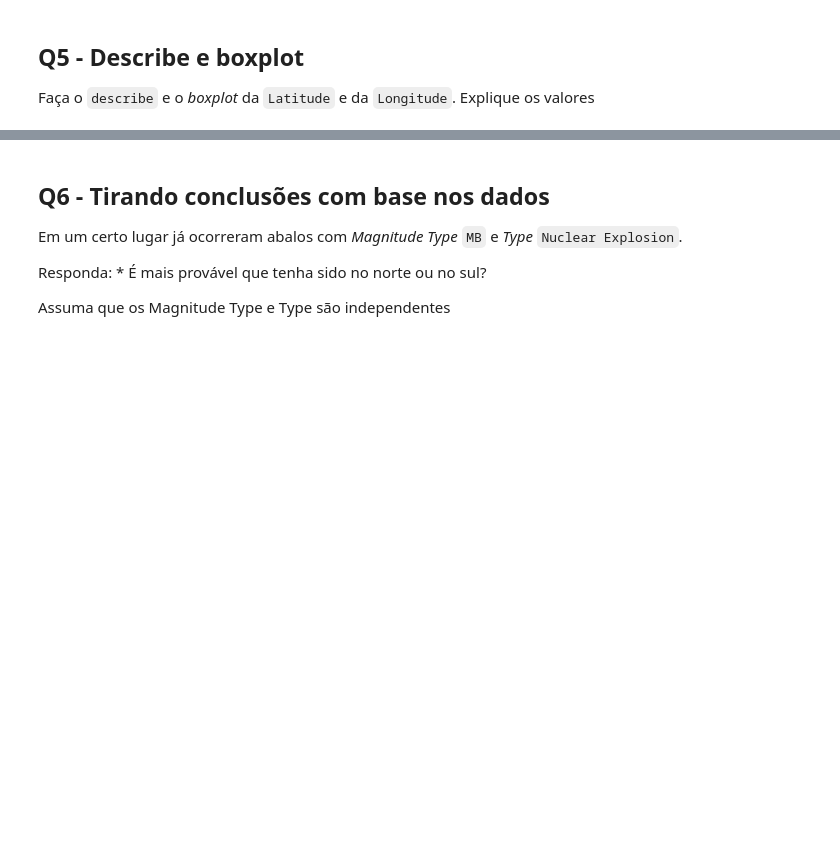
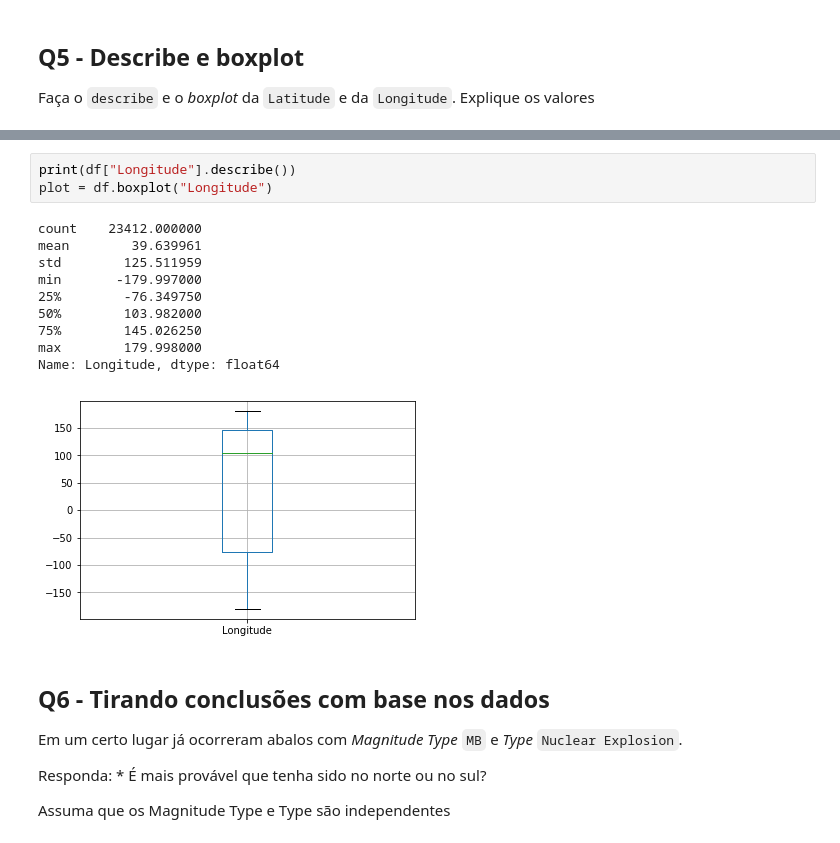
Before and after one commit to PhelipeMuller/CienciaDosDados, a Jupyter notebook: APS5_Earthquake.ipynb, the cells around one changed output, grey strips where cells are left out. Cells and saved outputs as stored; diff of their text form; blank space fills up the shorter version.

```diff
--- a/APS5_Earthquake.ipynb
+++ b/APS5_Earthquake.ipynb
@@ -160,3 +182,17 @@ Faça o `describe` e o *boxplot* da `Latitude` e da `Longitude`. Explique os val
+# %%
+print(df["Longitude"].describe())
+plot = df.boxplot("Longitude")
+# %% [output]
+count    23412.000000
+mean        39.639961
+std        125.511959
+min       -179.997000
+25%        -76.349750
+50%        103.982000
+75%        145.026250
+max        179.998000
+Name: Longitude, dtype: float64
+[figure, added]
 # %% [markdown]
 ## Q6 - Tirando conclusões com base nos dados
 
```
Also changed, not shown: parts of 11 cells of this notebook, 1 other file.
